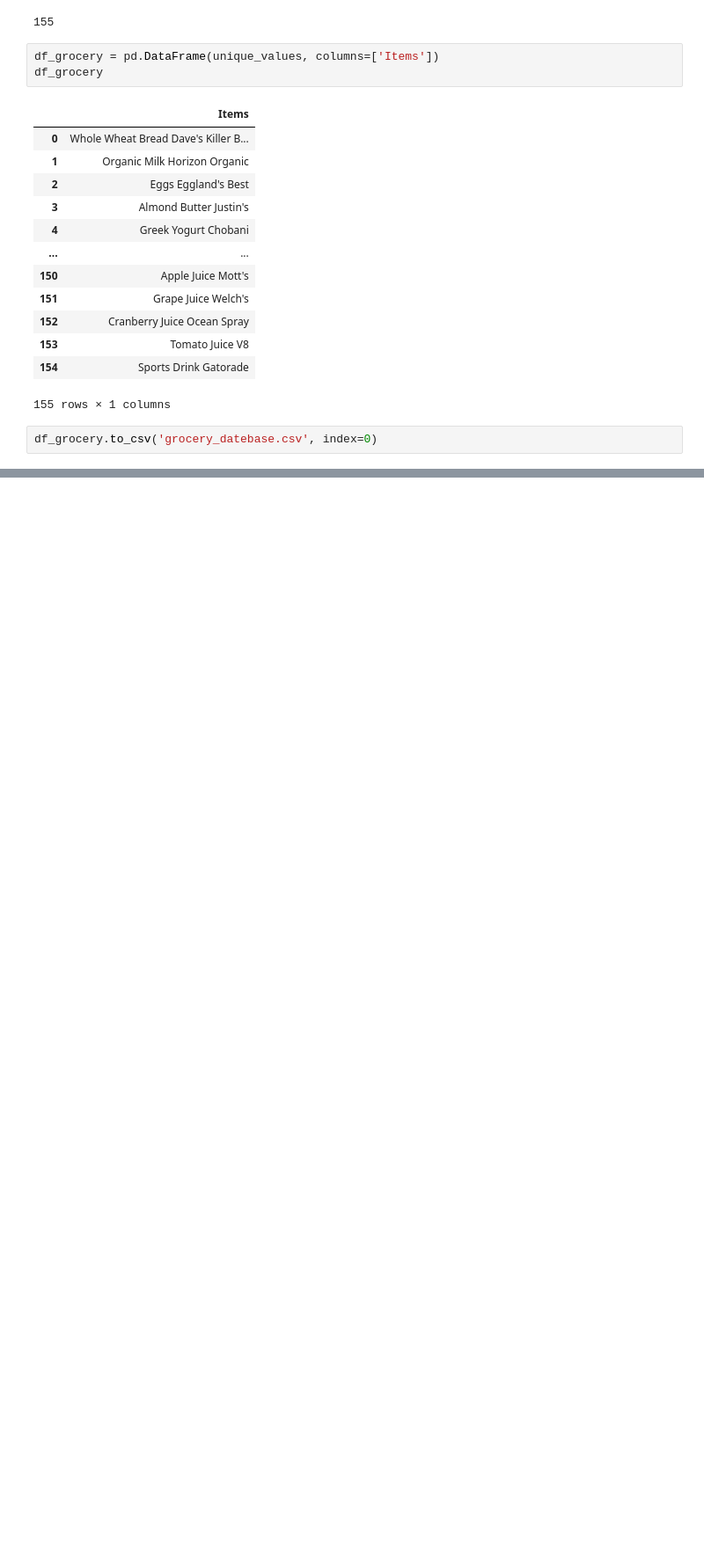
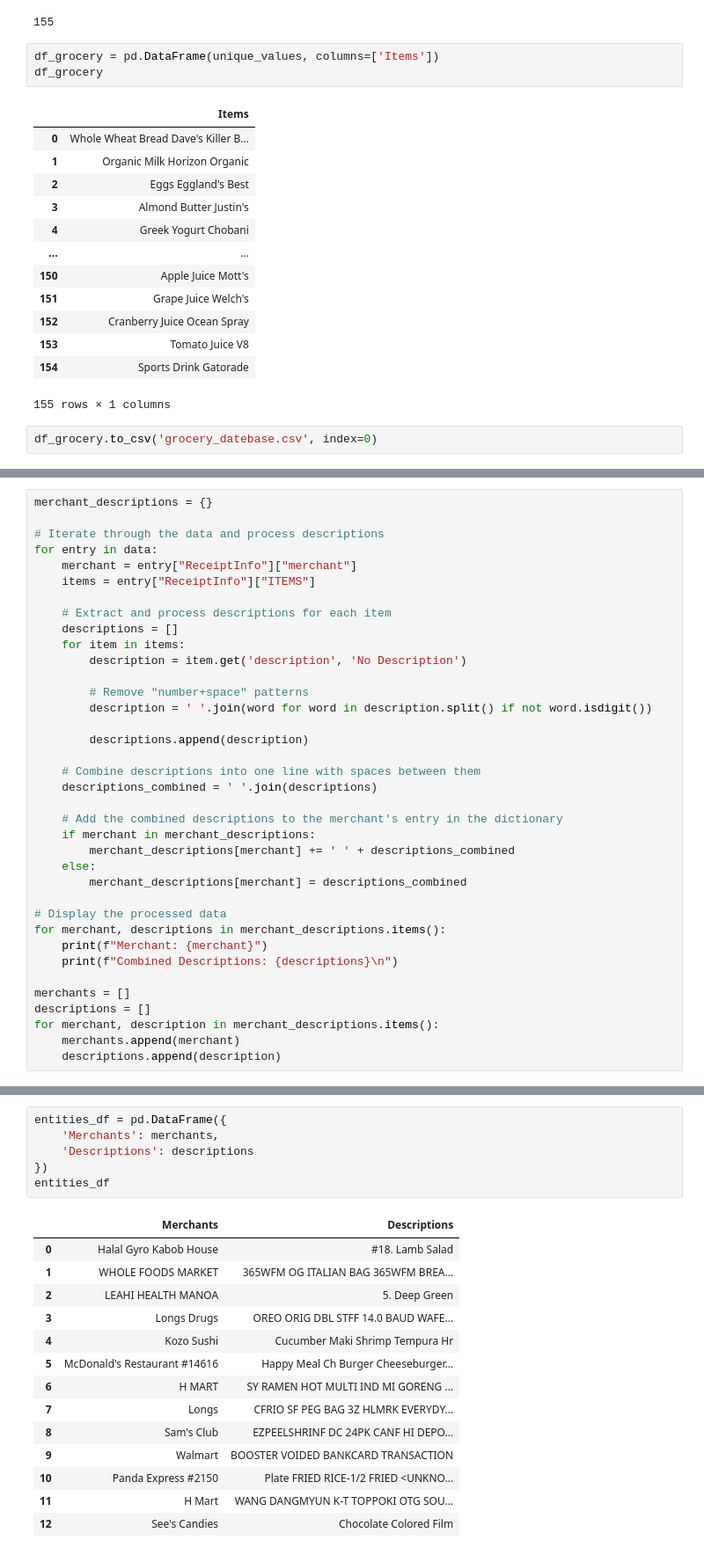
Before and after one commit to ICS438Project/receipt, a Jupyter notebook: database.ipynb, the cells around one changed output, grey strips where cells are left out. Shown at 88% size. Drawn from its saved outputs; the diff is of its cells as text; blank space fills up the shorter version.

Commit message:
entities_database

```diff
--- a/database.ipynb
+++ b/database.ipynb
@@ -1537,0 +1526,37 @@ clothing_df = pd.read_csv('./categorized test/categorized_clothing_database.csv'
+# %%
+merchant_descriptions = {}
+
+# Iterate through the data and process descriptions
+for entry in data:
+    merchant = entry["ReceiptInfo"]["merchant"]
+    items = entry["ReceiptInfo"]["ITEMS"]
+
+    # Extract and process descriptions for each item
+    descriptions = []
+    for item in items:
+        description = item.get('description', 'No Description')
+
+        # Remove "number+space" patterns
+        description = ' '.join(word for word in description.split() if not word.isdigit())
+
+        descriptions.append(description)
+
+    # Combine descriptions into one line with spaces between them
+    descriptions_combined = ' '.join(descriptions)
+
+    # Add the combined descriptions to the merchant's entry in the dictionary
+    if merchant in merchant_descriptions:
+        merchant_descriptions[merchant] += ' ' + descriptions_combined
+    else:
+        merchant_descriptions[merchant] = descriptions_combined
+
+# Display the processed data
+for merchant, descriptions in merchant_descriptions.items():
+    print(f"Merchant: {merchant}")
+    print(f"Combined Descriptions: {descriptions}\n")
+
+merchants = []
+descriptions = []
+for merchant, description in merchant_descriptions.items():
+    merchants.append(merchant)
+    descriptions.append(description)
@@ -1537,0 +1581,21 @@ clothing_df = pd.read_csv('./categorized test/categorized_clothing_database.csv'
+# %%
+entities_df = pd.DataFrame({
+    'Merchants': merchants,
+    'Descriptions': descriptions
+})
+entities_df
+# %% [output]
+|  | Merchants | Descriptions |
+| 0 | Halal Gyro Kabob House | #18. Lamb Salad |
+| 1 | WHOLE FOODS MARKET | 365WFM OG ITALIAN BAG 365WFM BREA... |
+| 2 | LEAHI HEALTH MANOA | 5. Deep Green |
+| 3 | Longs Drugs | OREO ORIG DBL STFF 14.0 BAUD WAFE... |
+| 4 | Kozo Sushi | Cucumber Maki Shrimp Tempura Hr |
+| 5 | McDonald's Restaurant #14616 | Happy Meal Ch Burger Cheeseburger... |
+| 6 | H MART | SY RAMEN HOT MULTI IND MI GORENG ... |
+| 7 | Longs | CFRIO SF PEG BAG 3Z HLMRK EVERYDY... |
+| 8 | Sam's Club | EZPEELSHRINF DC 24PK CANF HI DEPO... |
+| 9 | Walmart | BOOSTER VOIDED BANKCARD TRANSACTION |
+| 10 | Panda Express #2150 | Plate FRIED RICE-1/2 FRIED <UNKNO... |
+| 11 | H Mart | WANG DANGMYUN K-T TOPPOKI OTG SOU... |
+| 12 | See's Candies | Chocolate Colored Film |
```
Also changed, not shown: parts of 7 cells of this notebook, 1 other file.
